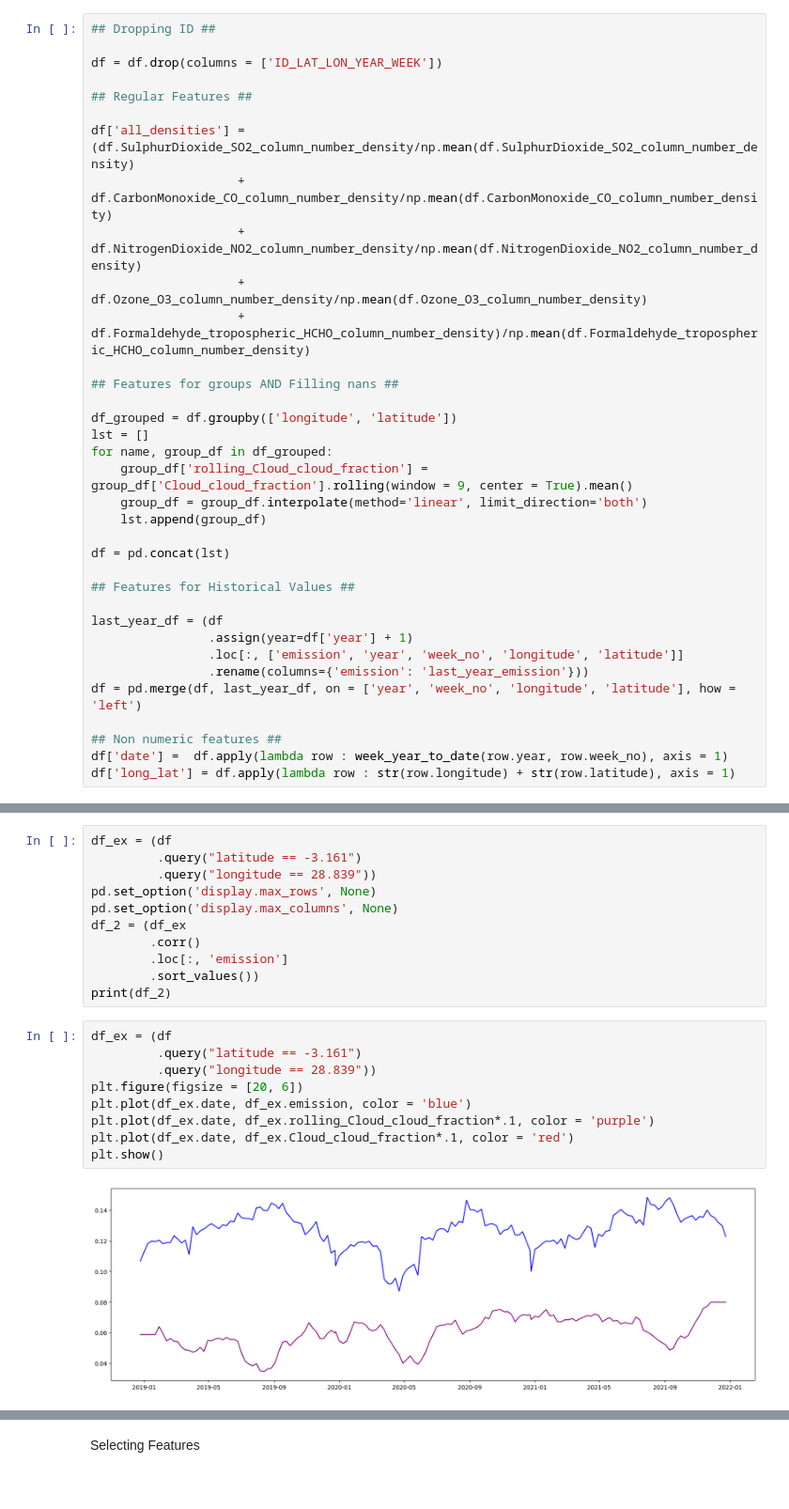
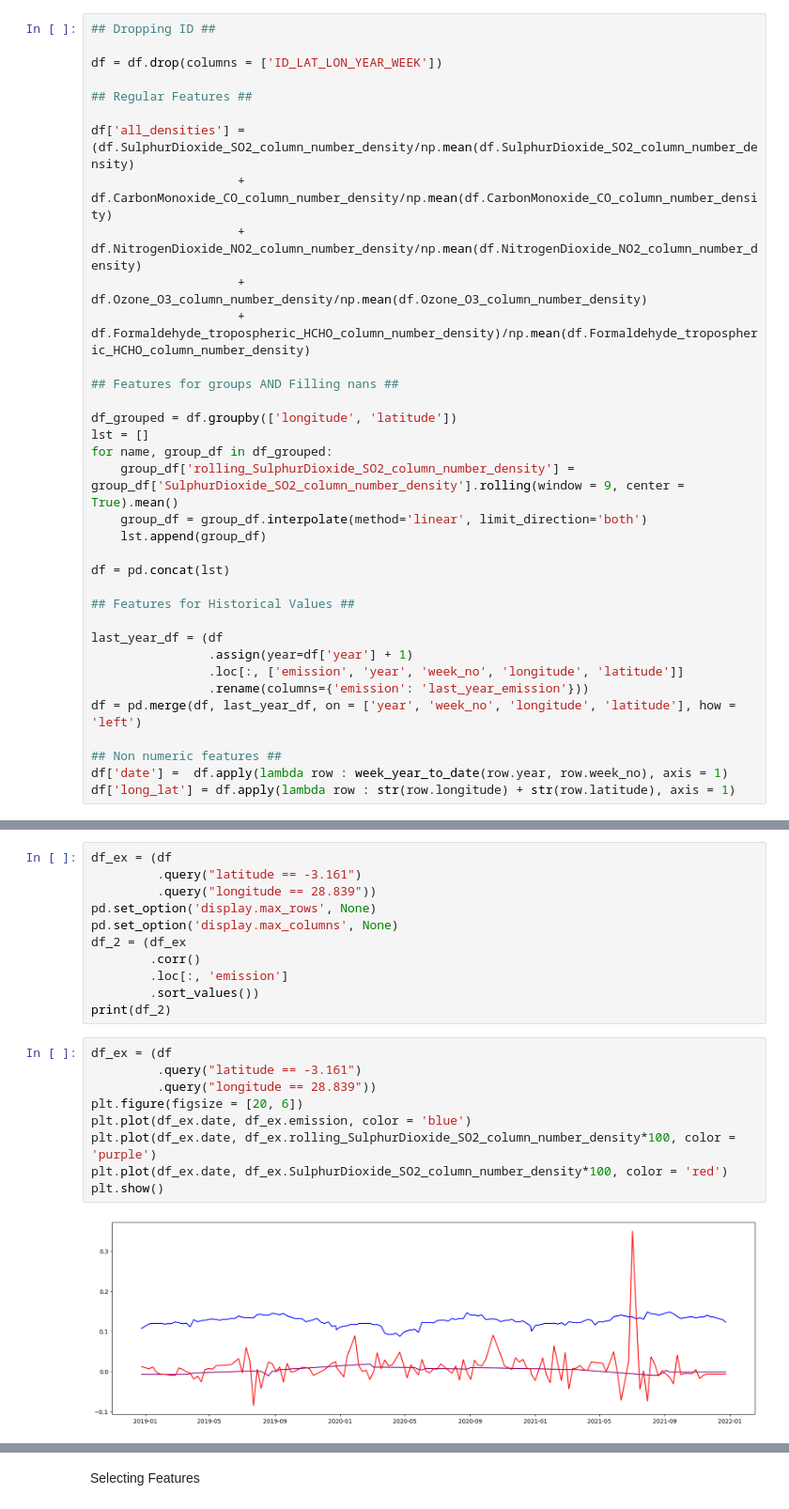
Before and after one commit to Hawkety77/RwandaCarbonEmissions, a Jupyter notebook: main.ipynb, the cells around one changed output, grey strips where cells are left out. Shown at 94% size. Drawn from its saved outputs; the diff is of its cells as text.

```diff
--- a/main.ipynb
+++ b/main.ipynb
@@ -56,7 +56,7 @@ df['all_densities'] = (df.SulphurDioxide_SO2_column_number_density/np.mean(df.Su
 df_grouped = df.groupby(['longitude', 'latitude'])
 lst = []
 for name, group_df in df_grouped:
-    group_df['rolling_Cloud_cloud_fraction'] = group_df['Cloud_cloud_fraction'].rolling(window = 9, center = True).mean()
+    group_df['rolling_SulphurDioxide_SO2_column_number_density'] = group_df['SulphurDioxide_SO2_column_number_density'].rolling(window = 9, center = True).mean()
     group_df = group_df.interpolate(method='linear', limit_direction='both')
     lst.append(group_df)
 
@@ -89,11 +89,11 @@ print(df_2)
 # %%
 df_ex = (df
          .query("latitude == -3.161")
          .query("longitude == 28.839"))
 plt.figure(figsize = [20, 6])
 plt.plot(df_ex.date, df_ex.emission, color = 'blue')
-plt.plot(df_ex.date, df_ex.rolling_Cloud_cloud_fraction*.1, color = 'purple')
-plt.plot(df_ex.date, df_ex.Cloud_cloud_fraction*.1, color = 'red')
+plt.plot(df_ex.date, df_ex.rolling_SulphurDioxide_SO2_column_number_density*100, color = 'purple')
+plt.plot(df_ex.date, df_ex.SulphurDioxide_SO2_column_number_density*100, color = 'red')
 plt.show()
 # %% [output]
-[figure, old version]
+[figure, new version]
```
Also changed, not shown: parts of 1 cell of this notebook.
